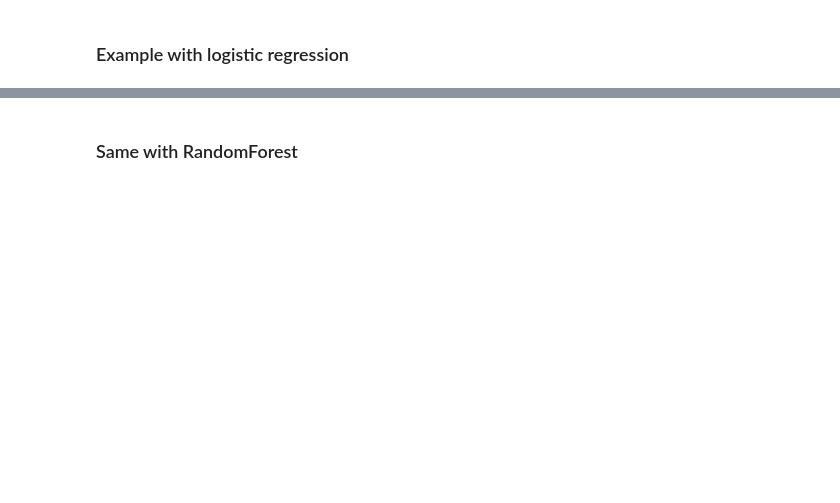
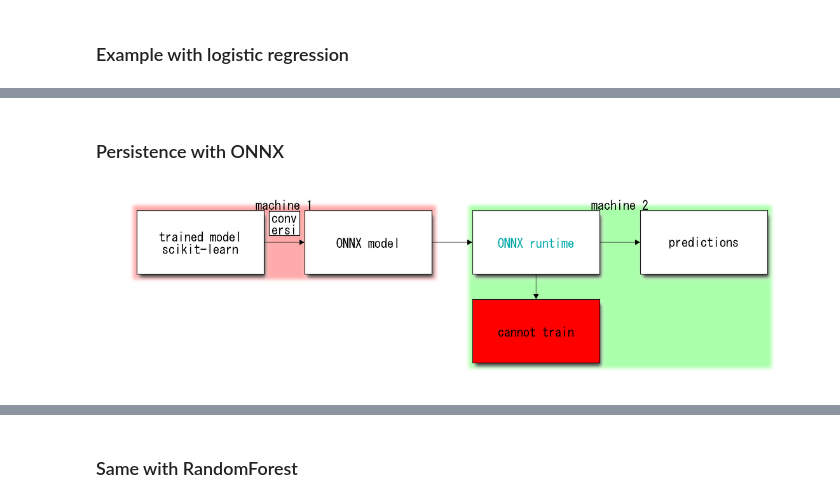
Before and after one commit to sdpython/jupytalk, a Jupyter notebook: _doc/notebooks/2019/sklearn/onnx_sklearn_consortium.ipynb, the cells around one changed output, grey strips where cells are left out. Saved outputs shown, nothing was run; the diff lists cells and outputs as text; code cells hidden in the pictures; blank space fills up the shorter version.

```diff
--- a/_doc/notebooks/2019/sklearn/onnx_sklearn_consortium.ipynb
+++ b/_doc/notebooks/2019/sklearn/onnx_sklearn_consortium.ipynb
@@ -78,0 +65,12 @@ for la in ax.get_xticklabels(): la.set_horizontalalignment('right');
+# %% [markdown]
+### Persistence with ONNX
+# %%
+draw_diagram("""blockdiag { default_fontsize = 20; node_width = 200; node_height = 100;
+    model[label="trained model\\nscikit-learn"]; onnx[label="ONNX model"];
+    rest[label="ONNX runtime", textcolor="#00AAAA"];
+    onnx -> rest; pred[label="predictions"]; notrain[label="cannot train", color="#FF0000"];
+    group { label = "machine 1"; color = "#FFAAAA"; model -> onnx[label="conversion"]; onnx; }
+    group { label = "machine 2"; color = "#AAFFAA"; rest ; pred;
+            rest -> pred; rest -> notrain[folded]; } }""")
+# %% [output]
+[figure, added]
```
Also changed, not shown: parts of 47 cells of this notebook, 7 other files.
